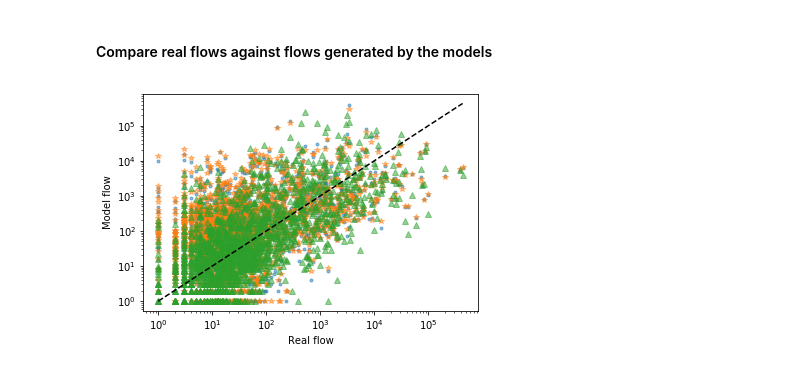
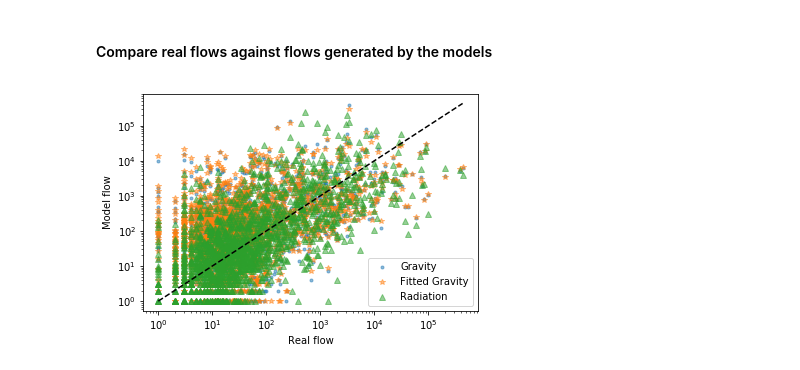
Before and after one commit to scikit-mobility/scikit-mobility, a Jupyter notebook: tutorial/4_flow_models_skmob_tutorial.ipynb, the cells around one changed output. Drawn from its saved outputs; the diff is of its cells as text; code cells hidden in the pictures.

```diff
--- a/tutorial/4_flow_models_skmob_tutorial.ipynb
+++ b/tutorial/4_flow_models_skmob_tutorial.ipynb
@@ -185,18 +181,19 @@ xy_rad = fdf.merge(rad_flows, on=['origin', 'destination'])[['flow_x', 'flow_y']
 # %% [markdown]
 #### Compare real flows against flows generated by the models
 # %%
-plt.plot(xy[:,0], xy[:,1], '.', alpha=0.5)
-plt.plot(xy_fitted[:,0], xy_fitted[:,1], '*', alpha=0.5)
-plt.plot(xy_rad[:,0], xy_rad[:,1], '^', alpha=0.5)
+plt.plot(xy[:,0], xy[:,1], '.', alpha=0.5, label='Gravity')
+plt.plot(xy_fitted[:,0], xy_fitted[:,1], '*', alpha=0.5, label='Fitted Gravity')
+plt.plot(xy_rad[:,0], xy_rad[:,1], '^', alpha=0.5, label='Radiation')
 
 
 x = np.logspace(0, np.log10(np.max(xy)))
 plt.plot(x, x, '--k')
 
 plt.xlabel('Real flow')
 plt.ylabel('Model flow')
+plt.legend(loc='lower right')
 
 plt.loglog()
 plt.show()
 # %% [output]
-[figure, old version]
+[figure, new version]
```
Also changed, not shown: parts of 3 cells of this notebook.
